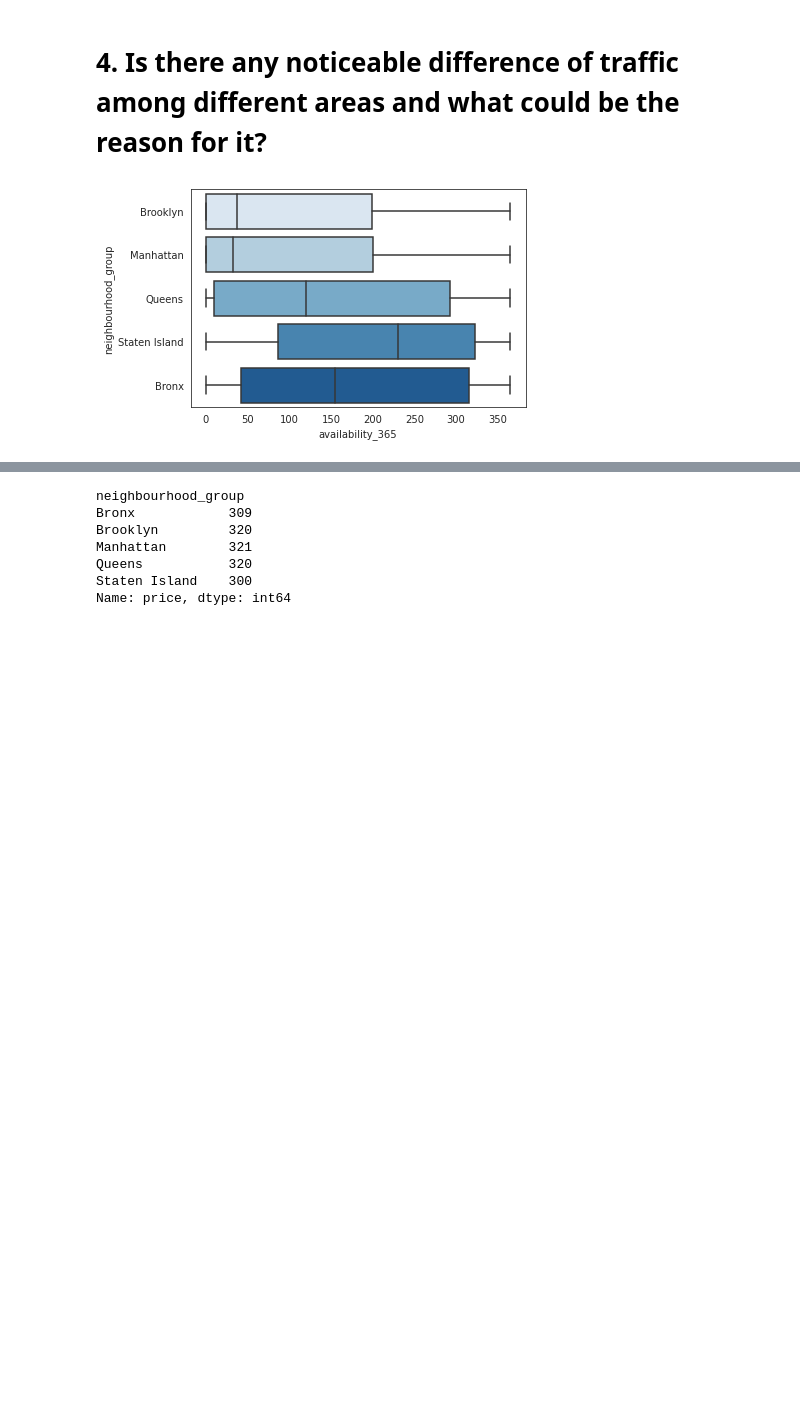
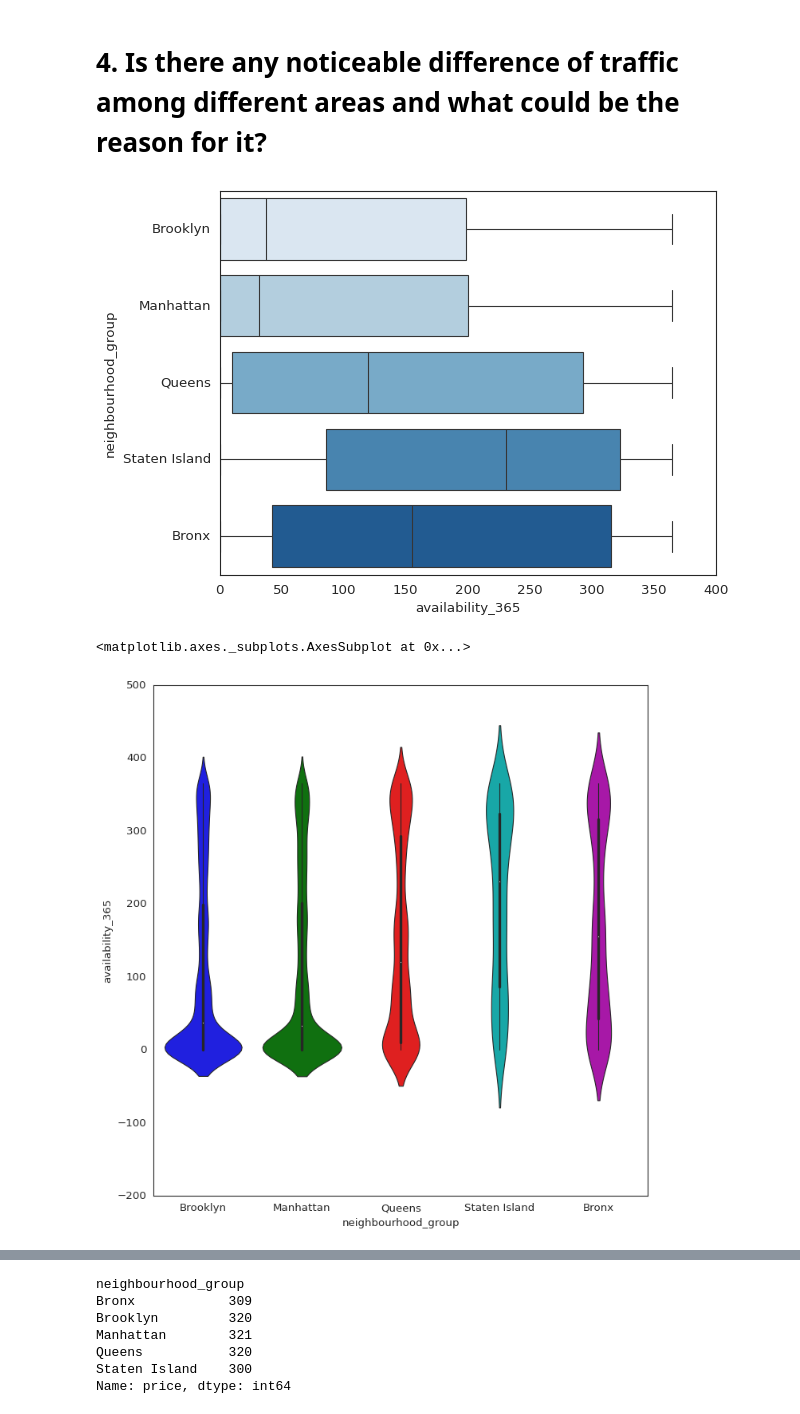
Before and after one commit to Prahalpm/Airbnb-Booking-Analysis-Team-Capstone-Project, a Jupyter notebook: Airbnb_Bookings_Analysis_Capstone_Project.ipynb, the cells around one changed output, grey strips where cells are left out. Drawn from its saved outputs; the diff is of its cells as text; code cells hidden in the pictures; blank space fills up the shorter version.

```diff
--- a/Airbnb_Bookings_Analysis_Capstone_Project.ipynb
+++ b/Airbnb_Bookings_Analysis_Capstone_Project.ipynb
@@ -349,7 +343,11 @@ Text(0, 0.5, 'Number of reviews')
 # %%
 sns.set_style(style='white')
 sns.boxplot( y=df_no_outlier["neighbourhood_group"], x=df_no_outlier["availability_365"],palette="Blues" );
 plt.show()
+plt.figure(figsize=(10,10))
+sns.violinplot(data=df_no_outlier, x="neighbourhood_group", y="availability_365")
 # %% [output]
-[figure, old version]
+[figure, new version]
+<matplotlib.axes._subplots.AxesSubplot at 0x...>
+[figure, added]
 # %% [markdown]
```
Also changed, not shown: parts of 17 cells of this notebook.
